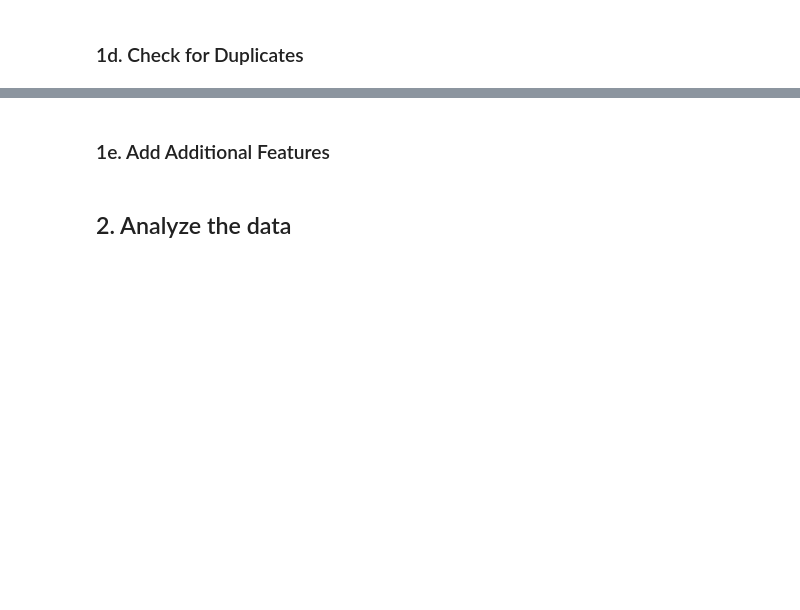
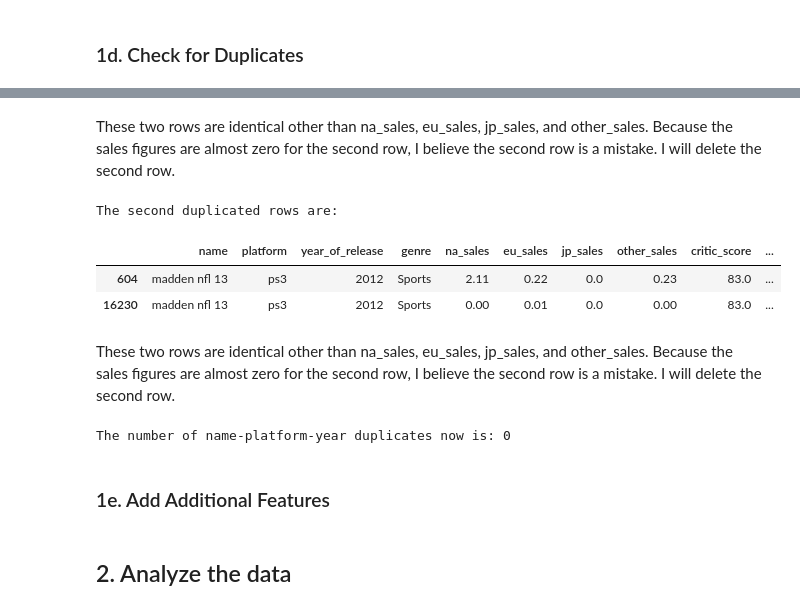
Before and after one commit to kellyshreeve/Forecasting-Global-Video-Game-Preference, a Jupyter notebook: Data Analysis.ipynb, the cells around one changed output, grey strips where cells are left out. Cells and saved outputs as stored; diff of their text form; code cells hidden in the pictures; blank space fills up the shorter version.

```diff
--- a/Data Analysis.ipynb
+++ b/Data Analysis.ipynb
@@ -169,0 +324,13 @@ There are user_scores present for other instances of jp_sales close to zero. It
+# %% [markdown]
+These two rows are identical other than na_sales, eu_sales, jp_sales, and other_sales. Because the sales figures are almost zero for the second row, I believe the second row is a mistake. I will delete the second row.
+# %%
+# Display the original row and the duplicate for the second duplicated row
+print('The second duplicated rows are:')
+display(vg[(vg['name']=='madden nfl 13') & (vg['platform']=='ps3') & (vg['year_of_release']==2012)])
+# %% [output]
+The second duplicated rows are:
+|  | name | platform | year_of_release | genre | na_sales | eu_sales | jp_sales | other_sales | critic_score | ... |
+| 604 | madden nfl 13 | ps3 | 2012 | Sports | 2.11 | 0.22 | 0.0 | 0.23 | 83.0 | ... |
+| 16230 | madden nfl 13 | ps3 | 2012 | Sports | 0.00 | 0.01 | 0.0 | 0.00 | 83.0 | ... |
+# %% [markdown]
+These two rows are identical other than na_sales, eu_sales, jp_sales, and other_sales. Because the sales figures are almost zero for the second row, I believe the second row is a mistake. I will delete the second row.
@@ -170,3 +340,10 @@ There are user_scores present for other instances of jp_sales close to zero. It
+# %%
+# Check the duplicate name-platform-year are removed
+name_plat_duplicates_2 = vg[['name', 'platform', 'year_of_release']].duplicated().sum()
+
+print(f'The number of name-platform-year duplicates now is: {name_plat_duplicates_2}')
+# %% [output]
+The number of name-platform-year duplicates now is: 0
 # %% [markdown]
 ### 1e. Add Additional Features
 # %% [markdown]
```
Also changed, not shown: parts of 32 cells of this notebook.
